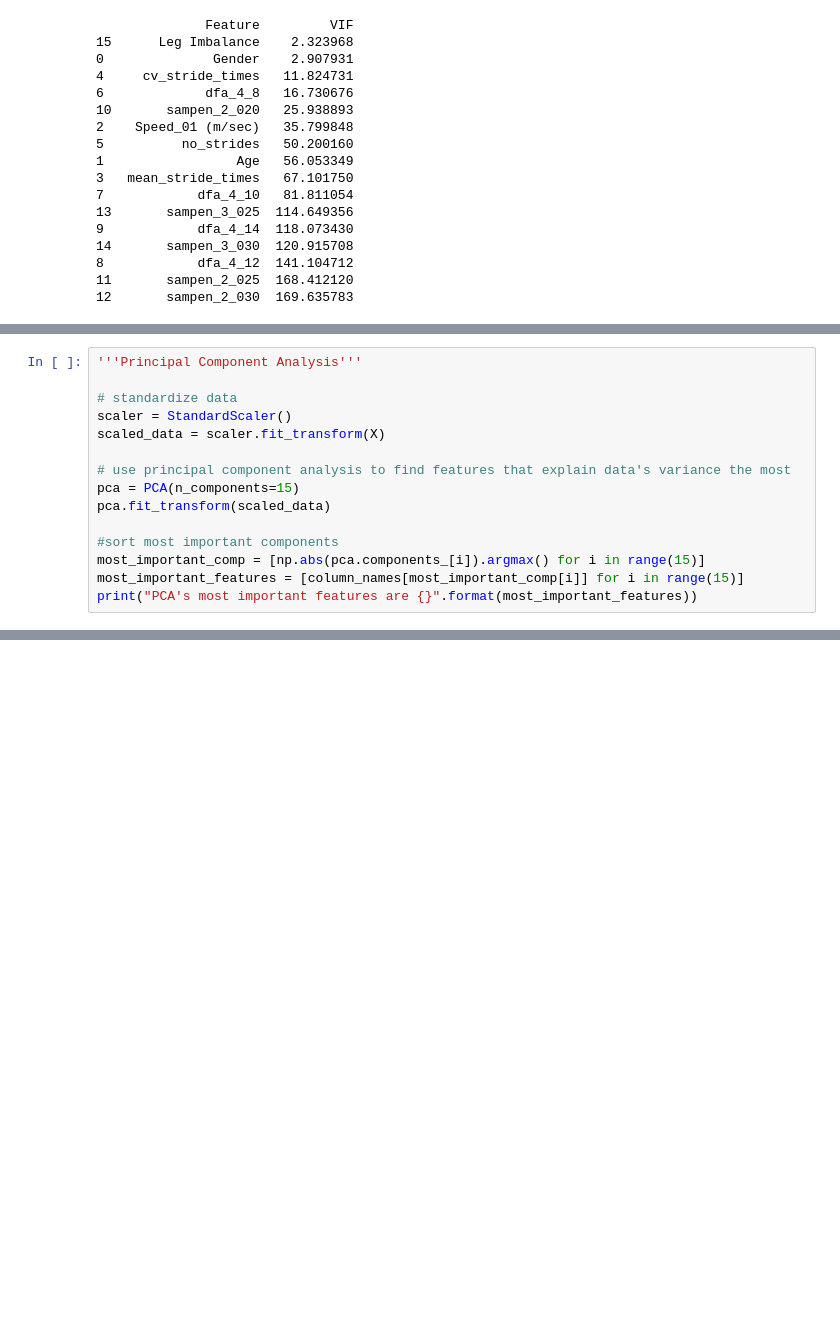
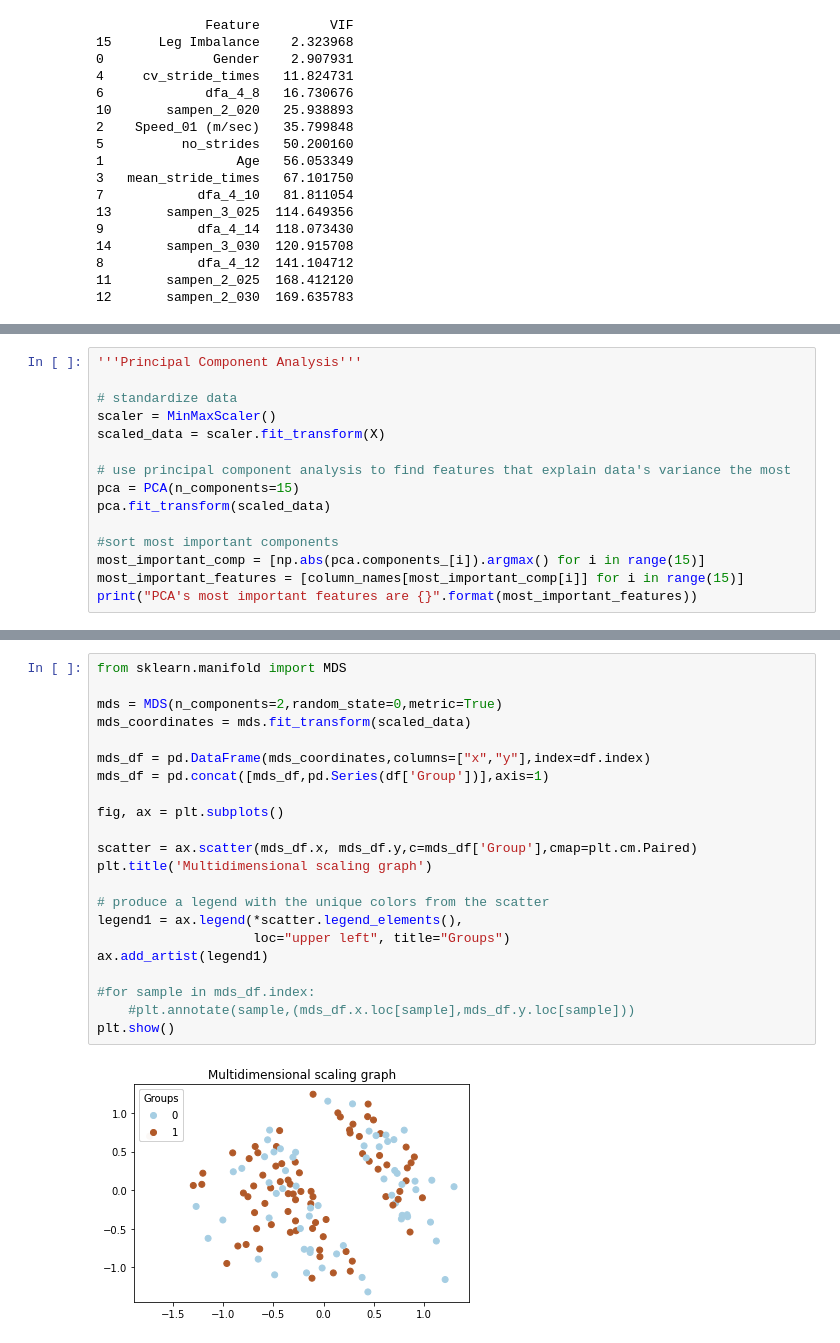
Before and after one commit to spyrosviz/Parkinson-Prediction, a Jupyter notebook: parkinson_features_selection.ipynb, the cells around one changed output, grey strips where cells are left out. Saved outputs shown, nothing was run; the diff lists cells and outputs as text; blank space fills up the shorter version.

```diff
--- a/parkinson_features_selection.ipynb
+++ b/parkinson_features_selection.ipynb
@@ -207,7 +206,7 @@ print(df_pls_vip.sort_values(by = ["VIP SCORE"],ascending = False))
 '''Principal Component Analysis'''
 
 # standardize data
-scaler = StandardScaler()
+scaler = MinMaxScaler()
 scaled_data = scaler.fit_transform(X)
 
 # use principal component analysis to find features that explain data's variance the most
@@ -258,0 +258,24 @@ plt.show()
+# %%
+from sklearn.manifold import MDS
+
+mds = MDS(n_components=2,random_state=0,metric=True)
+mds_coordinates = mds.fit_transform(scaled_data)
+
+mds_df = pd.DataFrame(mds_coordinates,columns=["x","y"],index=df.index)
+mds_df = pd.concat([mds_df,pd.Series(df['Group'])],axis=1)
+
+fig, ax = plt.subplots()
+
+scatter = ax.scatter(mds_df.x, mds_df.y,c=mds_df['Group'],cmap=plt.cm.Paired)
+plt.title('Multidimensional scaling graph')
+
+# produce a legend with the unique colors from the scatter
+legend1 = ax.legend(*scatter.legend_elements(),
+                    loc="upper left", title="Groups")
+ax.add_artist(legend1)
+
+#for sample in mds_df.index:
+    #plt.annotate(sample,(mds_df.x.loc[sample],mds_df.y.loc[sample]))
+plt.show()
+# %% [output]
+[figure, added]
```
Also changed, not shown: parts of 7 cells of this notebook.
